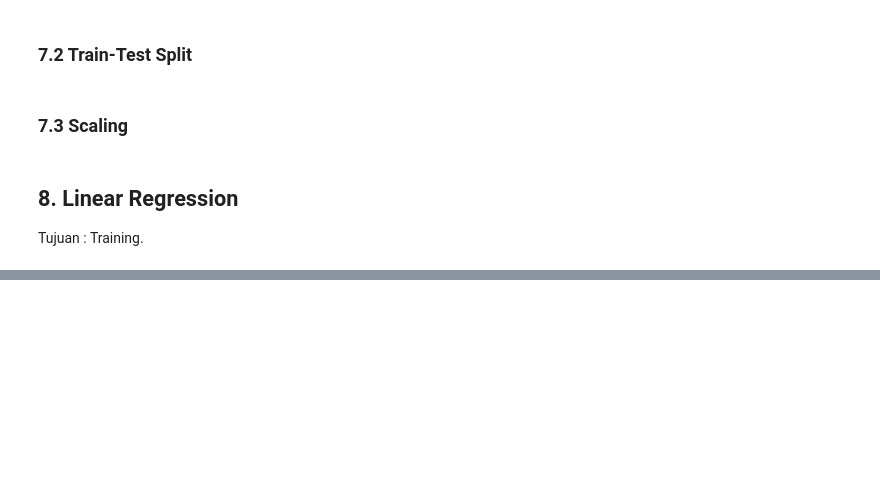
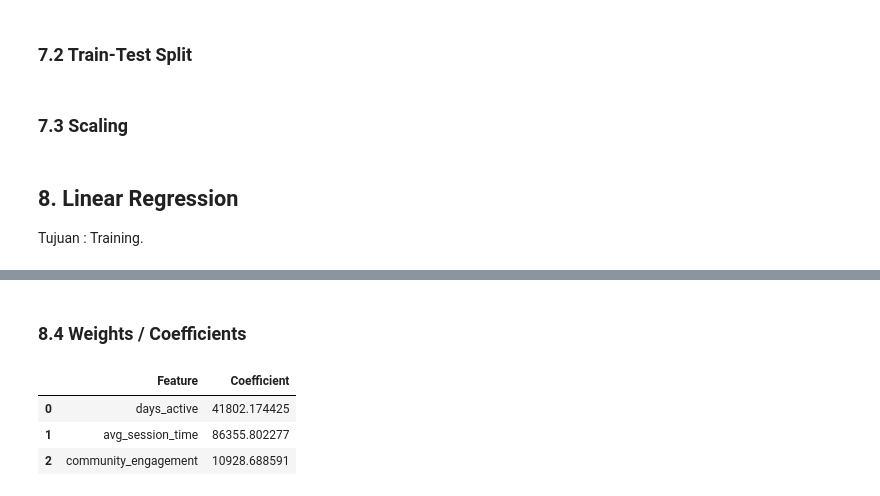
Before and after one commit to RyannPy/fitting-a-model-to-data, a Jupyter notebook: analysis.ipynb, the cells around one changed output, grey strips where cells are left out. Cells and saved outputs as stored; diff of their text form; code cells hidden in the pictures; blank space fills up the shorter version.

```diff
--- a/analysis.ipynb
+++ b/analysis.ipynb
@@ -209,0 +251,14 @@ model.fit(x_train_scaled, y_train)
+# %% [markdown]
+### 8.4 Weights / Coefficients
+# %%
+coefficients = pd.DataFrame({
+    "Feature": features,
+    "Coefficient": model.coef_
+})
+
+coefficients
+# %% [output]
+|  | Feature | Coefficient |
+| 0 | days_active | 41802.174425 |
+| 1 | avg_session_time | 86355.802277 |
+| 2 | community_engagement | 10928.688591 |
```
Also changed, not shown: parts of 8 cells of this notebook.
